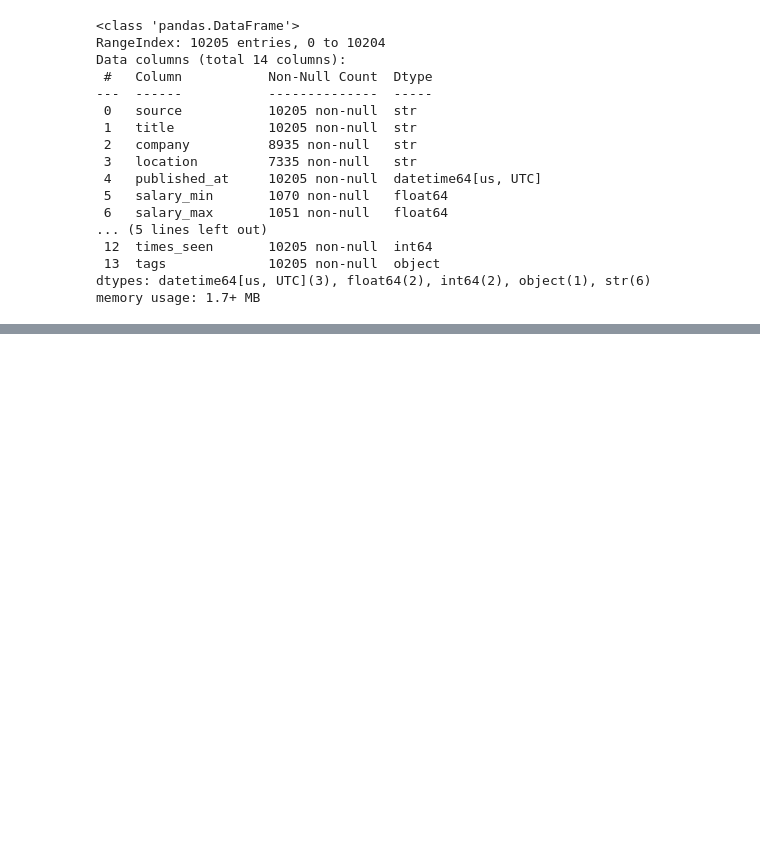
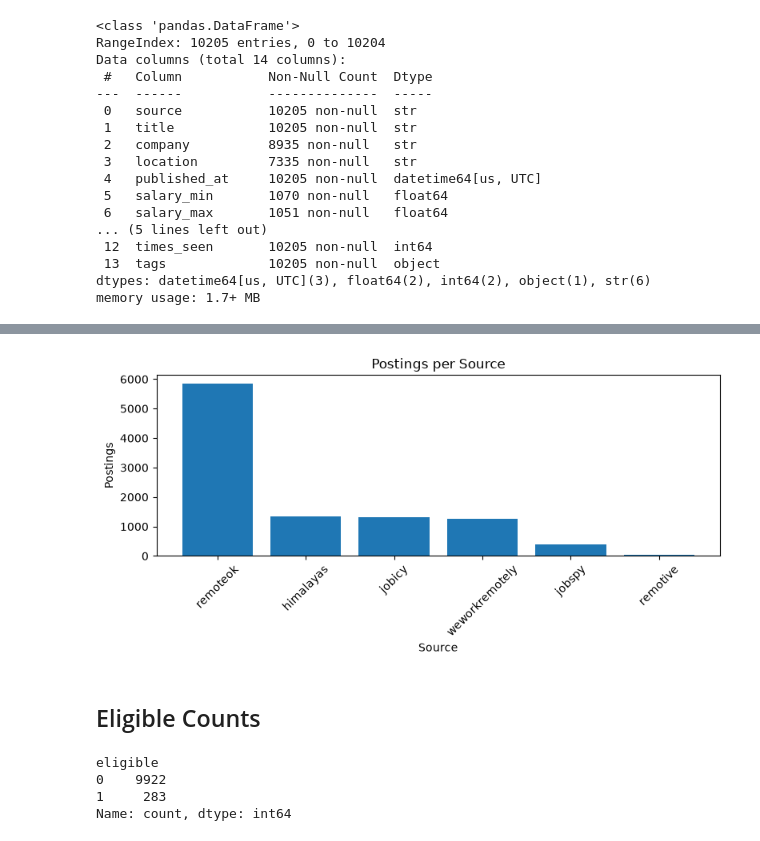
Before and after one commit to Dawngend/dawn-projects, a Jupyter notebook: market_notebook/market_notebook.ipynb, the cells around one changed output, grey strips where cells are left out. Drawn from its saved outputs; the diff is of its cells as text; code cells hidden in the pictures; blank space fills up the shorter version.

Commit message:
Analyze market postings by source and week

```diff
--- a/market_notebook/market_notebook.ipynb
+++ b/market_notebook/market_notebook.ipynb
@@ -177,0 +174,3 @@ The CSV has 10,205 rows and 14 columns. remoteok contributes the most postings a
+# %%
+source_counts = df["source"].value_counts()
+source_counts
@@ -177,0 +186,21 @@ The CSV has 10,205 rows and 14 columns. remoteok contributes the most postings a
+# %%
+plt.figure(figsize=(8, 4))
+plt.bar(source_counts.index, source_counts.values)
+plt.xlabel("Source")
+plt.ylabel("Postings")
+plt.title("Postings per Source")
+plt.xticks(rotation=45)
+plt.tight_layout()
+plt.show()
+# %% [output]
+[figure, added]
+# %% [markdown]
+## Eligible Counts
+# %%
+eligible_counts = df["eligible"].value_counts()
+eligible_counts
+# %% [output]
+eligible
+0    9922
+1     283
+Name: count, dtype: int64
```
Also changed, not shown: parts of 24 cells of this notebook.
